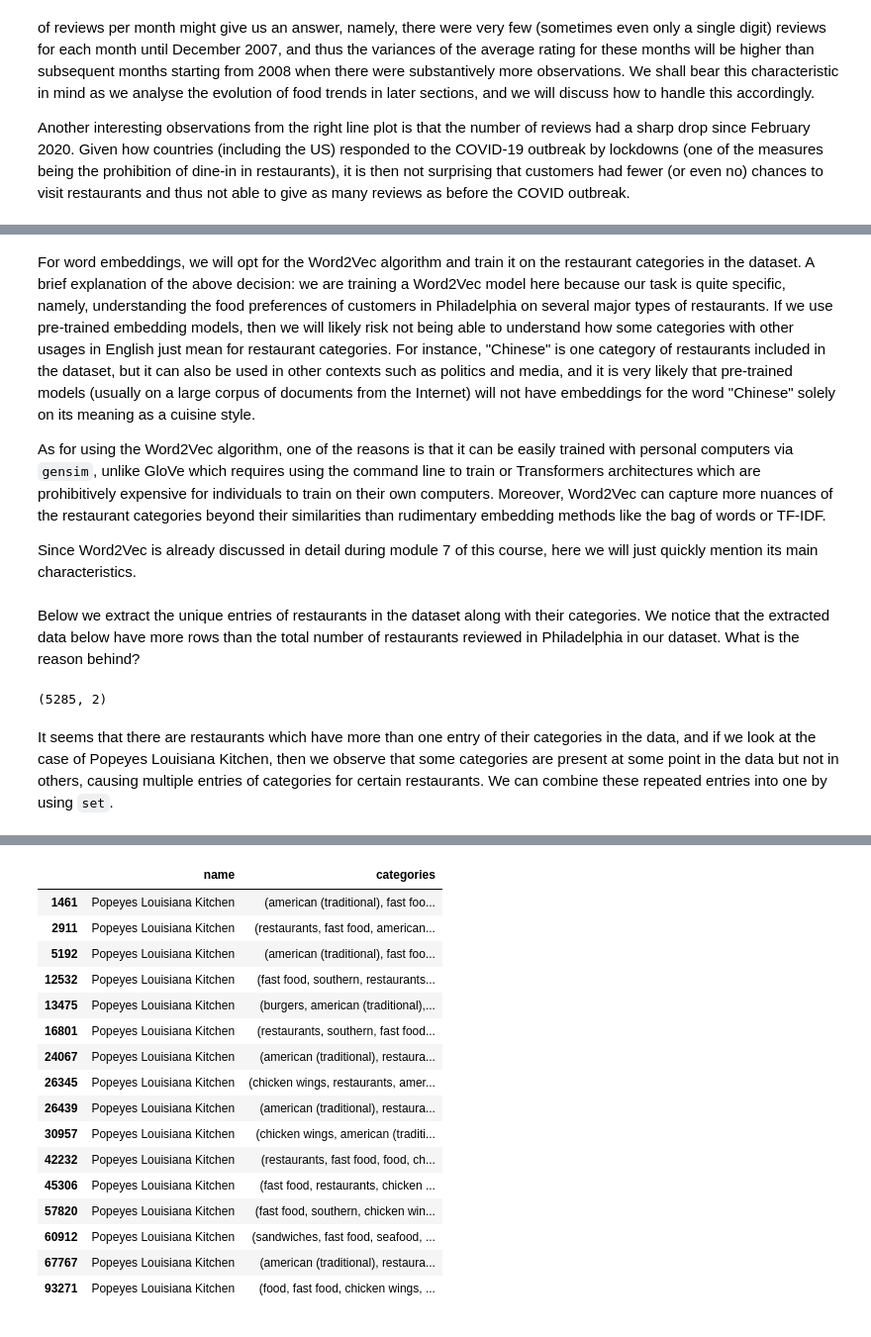
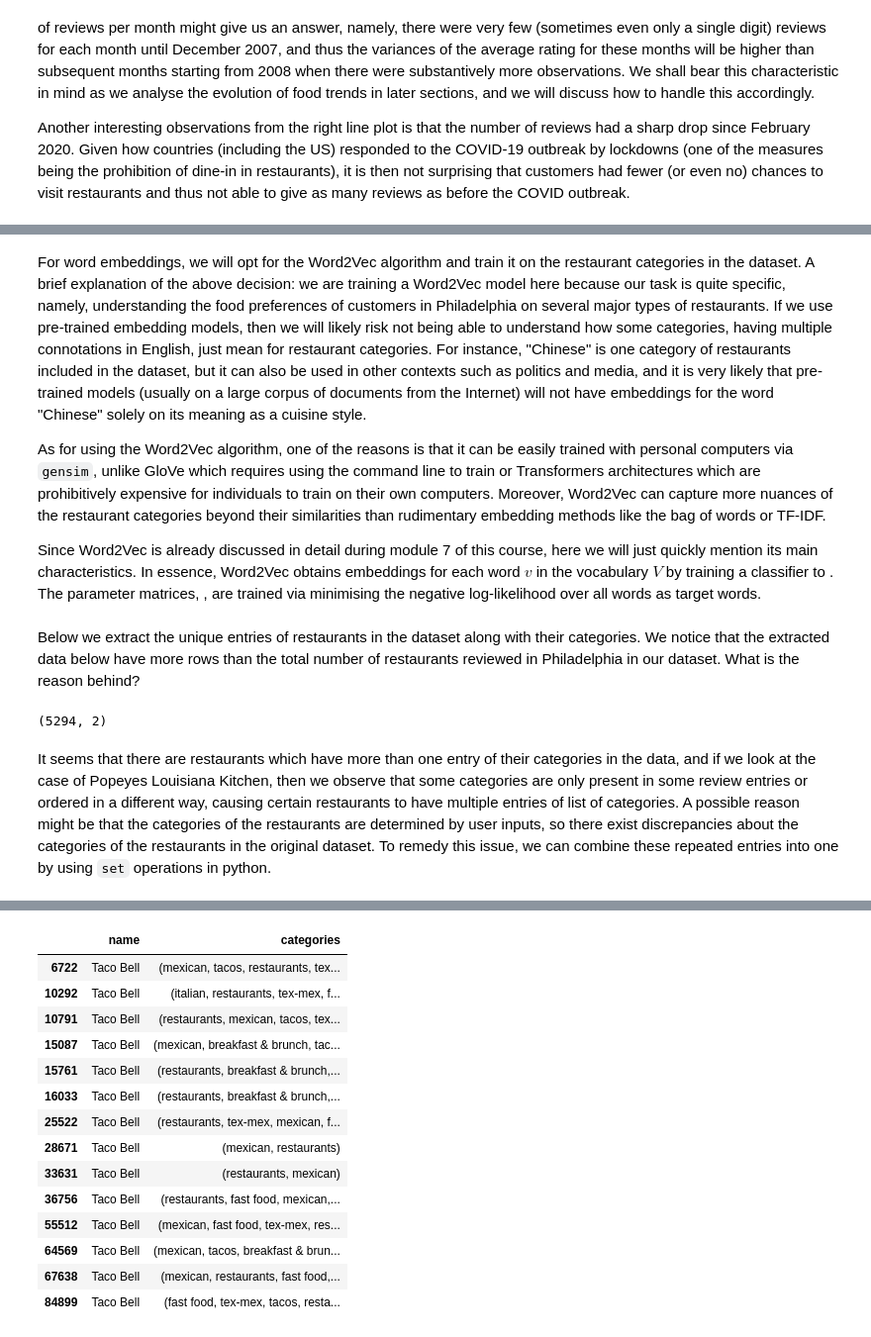
Before and after one commit to kwanchmn/Advanced-topics-in-ML, a Jupyter notebook: Baldur/baldur_task_2.ipynb, the cells around one changed output, grey strips where cells are left out. Shown at 99% size. Cells and saved outputs as stored; diff of their text form; code cells hidden in the pictures.

```diff
--- a/Baldur/baldur_task_2.ipynb
+++ b/Baldur/baldur_task_2.ipynb
@@ -305,9 +287,9 @@ If we look at the shape of the `restos_philly` dataset after firsting dropping t
 # %%
 # Dropping the hours column
-restos_philly.drop(columns=['hours'], inplace = True)
+resto_reviews_philly.drop(columns=['hours'], inplace = True)
 
 # Checking how many obs we'll lose by dropping rows which contain missing values in any of the columns
-restos_philly.dropna(inplace = True)
-restos_philly.info()  # The loss in observation is fewer than 200 rows which is minimal
+resto_reviews_philly.dropna(inplace = True)
+resto_reviews_philly.info()  # The loss in observation is fewer than 200 rows which is minimal
 # %% [output]
 <class 'pandas.core.frame.DataFrame'>
@@ -443,6 +422,6 @@ There are 4683 restaurants in Philadelphia under the current dataset, and the to
 Apart from the distribution of the number of reviews among restaurants, we shall also explore how the customer ratings evolved throughout the period covered by the data. The dates of the reviews are originally recorded on the second level which will be too fine grained for understanding the rating trends. Therefore, we will start by aggregating the dates on a monthly level. the restaurant reviews covered in this dataset were created from May 2005 to January 2022.
 # %%
 # Aggregating dates to monthly level
-restos_philly["date"] = restos_philly["date"].dt.to_period("M").dt.to_timestamp()
-restos_philly["date"].describe()
+resto_reviews_philly["date"] = resto_reviews_philly["date"].dt.to_period("M").dt.to_timestamp()
+resto_reviews_philly["date"].describe()
 # %% [output]
@@ -505,7 +484,7 @@ Naively, one might just want to directly work on the categories of the restauran
 # %%
 # Checking how many categories of restaurants there are in the dataset
-restos_philly["categories"] = restos_philly["categories"].str.split(r",\s+", regex = True)
-resto_cat_list = restos_philly["categories"].to_list()
+resto_reviews_philly["categories"] = resto_reviews_philly["categories"].str.split(r",\s+", regex = True)
+resto_cat_list = resto_reviews_philly["categories"].to_list()
 unique_resto_types = set(chain(*resto_cat_list))
 print(f"There are a total of {len(unique_resto_types)} categories related to restaurants in the dataset.")
 # %% [output]
@@ -519,11 +497,11 @@ Specifically, below are the steps of using cluster analysis to summarise the res
 2. Use the above word embeddings to create an embedding vector of each restaurant
 3. Perform clustering of the restaurants and see how many groups fit the restaurants best
 # %% [markdown]
-For word embeddings, we will opt for the Word2Vec algorithm and train it on the restaurant categories in the dataset. A brief explanation of the above decision: we are training a Word2Vec model here because our task is quite specific, namely, understanding the food preferences of customers in Philadelphia on several major types of restaurants. If we use pre-trained embedding models, then we will likely risk not being able to understand how some categories with other usages in English just mean for restaurant categories. For instance, "Chinese" is one category of restaurants included in the dataset, but it can also be used in other contexts such as politics and media, and it is very likely that pre-trained models (usually on a large corpus of documents from the Internet) will not have embeddings for the word "Chinese" solely on its meaning as a cuisine style.
+For word embeddings, we will opt for the Word2Vec algorithm and train it on the restaurant categories in the dataset. A brief explanation of the above decision: we are training a Word2Vec model here because our task is quite specific, namely, understanding the food preferences of customers in Philadelphia on several major types of restaurants. If we use pre-trained embedding models, then we will likely risk not being able to understand how some categories, having multiple connotations in English, just mean for restaurant categories. For instance, "Chinese" is one category of restaurants included in the dataset, but it can also be used in other contexts such as politics and media, and it is very likely that pre-trained models (usually on a large corpus of documents from the Internet) will not have embeddings for the word "Chinese" solely on its meaning as a cuisine style.
 
 As for using the Word2Vec algorithm, one of the reasons is that it can be easily trained with personal computers via `gensim`, unlike GloVe which requires using the command line to train or Transformers architectures which are prohibitively expensive for individuals to train on their own computers. Moreover, Word2Vec can capture more nuances of the restaurant categories beyond their similarities than rudimentary embedding methods like the bag of words or TF-IDF.
 
-Since Word2Vec is already discussed in detail during module 7 of this course, here we will just quickly mention its main characteristics.
+Since Word2Vec is already discussed in detail during module 7 of this course, here we will just quickly mention its main characteristics. In essence, Word2Vec obtains embeddings for each word $v$ in the vocabulary $V$ by training a classifier to . The parameter matrices, , are trained via minimising the negative log-likelihood over all words as target words.
 # %%
 # For training word embeddings and clustering
 from gensim.models import Word2Vec
@@ -536,19 +514,19 @@ cores = multiprocessing.cpu_count()
 Below we extract the unique entries of restaurants in the dataset along with their categories. We notice that the extracted data below have more rows than the total number of restaurants reviewed in Philadelphia in our dataset. What is the reason behind?
 # %%
 # Getting all the distinct restaurants and their respective categories
-restos_philly["categories"] = restos_philly["categories"].apply(tuple)  # To reduce duplicates due to the same categories appearing in different orders
-resto_cats = restos_philly[["name", "categories"]].drop_duplicates()
+resto_reviews_philly["categories"] = resto_reviews_philly["categories"].apply(tuple)
+resto_cats = resto_reviews_philly[["name", "categories"]].drop_duplicates()
 resto_cats.shape
 # %% [output]
-(5285, 2)
+(5294, 2)
 # %% [markdown]
-It seems that there are restaurants which have more than one entry of their categories in the data, and if we look at the case of Popeyes Louisiana Kitchen, then we observe that some categories are present at some point in the data but not in others, causing multiple entries of categories for certain restaurants. We can combine these repeated entries into one by using `set`.
+It seems that there are restaurants which have more than one entry of their categories in the data, and if we look at the case of Popeyes Louisiana Kitchen, then we observe that some categories are only present in some review entries or ordered in a different way, causing certain restaurants to have multiple entries of list of categories. A possible reason might be that the categories of the restaurants are determined by user inputs, so there exist discrepancies about the categories of the restaurants in the original dataset. To remedy this issue, we can combine these repeated entries into one by using `set` operations in python.
 # %%
 # Restaurants having more than one entry for categories
 restaurant_counts = resto_cats["name"].value_counts()
 print(restaurant_counts)
 
-popeyes = resto_cats.query("name == 'Popeyes Louisiana Kitchen'")
+popeyes = resto_cats.query("name == 'Taco Bell'")
 popeyes
 # %% [output]
 name
@@ -567,20 +545,18 @@ Name: count, Length: 4683, dtype: int64
 |  | name | categories |
-| 1461 | Popeyes Louisiana Kitchen | (american (traditional), fast foo... |
-| 2911 | Popeyes Louisiana Kitchen | (restaurants, fast food, american... |
-| 5192 | Popeyes Louisiana Kitchen | (american (traditional), fast foo... |
-| 12532 | Popeyes Louisiana Kitchen | (fast food, southern, restaurants... |
-| 13475 | Popeyes Louisiana Kitchen | (burgers, american (traditional),... |
-| 16801 | Popeyes Louisiana Kitchen | (restaurants, southern, fast food... |
-| 24067 | Popeyes Louisiana Kitchen | (american (traditional), restaura... |
-| 26345 | Popeyes Louisiana Kitchen | (chicken wings, restaurants, amer... |
-| 26439 | Popeyes Louisiana Kitchen | (american (traditional), restaura... |
-| 30957 | Popeyes Louisiana Kitchen | (chicken wings, american (traditi... |
-| 42232 | Popeyes Louisiana Kitchen | (restaurants, fast food, food, ch... |
-| 45306 | Popeyes Louisiana Kitchen | (fast food, restaurants, chicken ... |
-| 57820 | Popeyes Louisiana Kitchen | (fast food, southern, chicken win... |
-| 60912 | Popeyes Louisiana Kitchen | (sandwiches, fast food, seafood, ... |
-| 67767 | Popeyes Louisiana Kitchen | (american (traditional), restaura... |
-| 93271 | Popeyes Louisiana Kitchen | (food, fast food, chicken wings, ... |
+| 6722 | Taco Bell | (mexican, tacos, restaurants, tex... |
+| 10292 | Taco Bell | (italian, restaurants, tex-mex, f... |
+| 10791 | Taco Bell | (restaurants, mexican, tacos, tex... |
+| 15087 | Taco Bell | (mexican, breakfast & brunch, tac... |
+| 15761 | Taco Bell | (restaurants, breakfast & brunch,... |
+| 16033 | Taco Bell | (restaurants, breakfast & brunch,... |
+| 25522 | Taco Bell | (restaurants, tex-mex, mexican, f... |
+| 28671 | Taco Bell | (mexican, restaurants) |
+| 33631 | Taco Bell | (restaurants, mexican) |
+| 36756 | Taco Bell | (restaurants, fast food, mexican,... |
+| 55512 | Taco Bell | (mexican, fast food, tex-mex, res... |
+| 64569 | Taco Bell | (mexican, tacos, breakfast & brun... |
+| 67638 | Taco Bell | (mexican, restaurants, fast food,... |
+| 84899 | Taco Bell | (fast food, tex-mex, tacos, resta... |
 # %%
 # Concatenating all distinct categories for each restaurant
 def combine_cats(restaurant):
```
Also changed, not shown: parts of 39 cells of this notebook.
